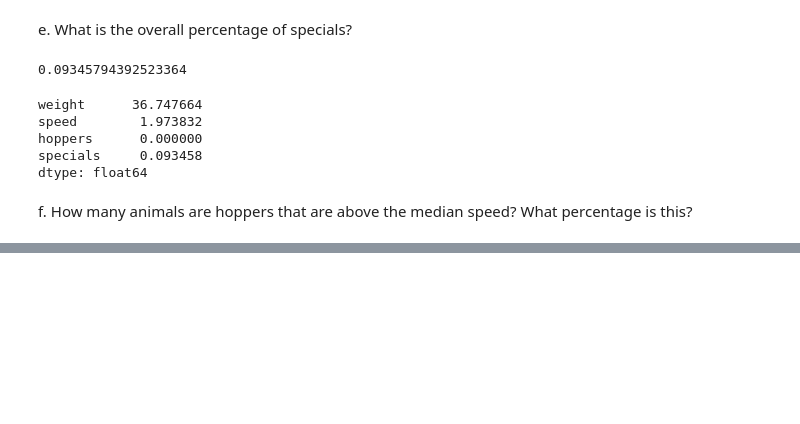
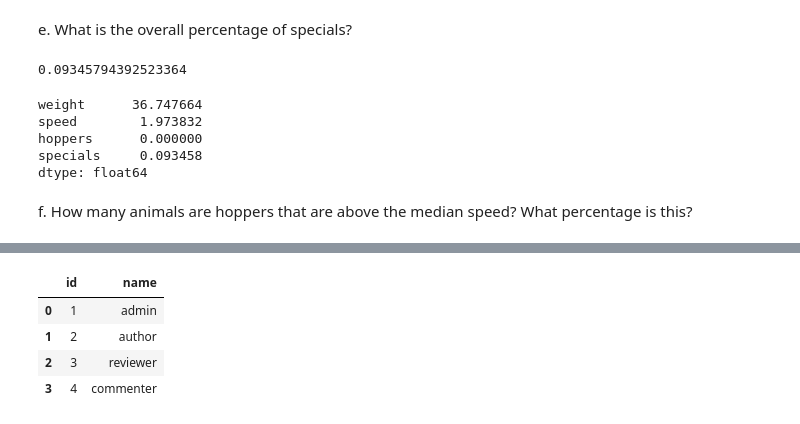
Before and after one commit to matt-c-knight/numpy-pandas-visualization-exercises, a Jupyter notebook: pandas_df_practice.ipynb, the cells around one changed output, grey strips where cells are left out. Drawn from its saved outputs; the diff is of its cells as text; code cells hidden in the pictures; blank space fills up the shorter version.

```diff
--- a/pandas_df_practice.ipynb
+++ b/pandas_df_practice.ipynb
@@ -374,0 +424,13 @@ med = mammals.speed.median()
+# %%
+
+roles = pd.DataFrame({
+    'id': [1, 2, 3, 4],
+    'name': ['admin', 'author', 'reviewer', 'commenter']
+})
+roles
+# %% [output]
+|  | id | name |
+| 0 | 1 | admin |
+| 1 | 2 | author |
+| 2 | 3 | reviewer |
+| 3 | 4 | commenter |
```
Also changed, not shown: parts of 8 cells of this notebook.
